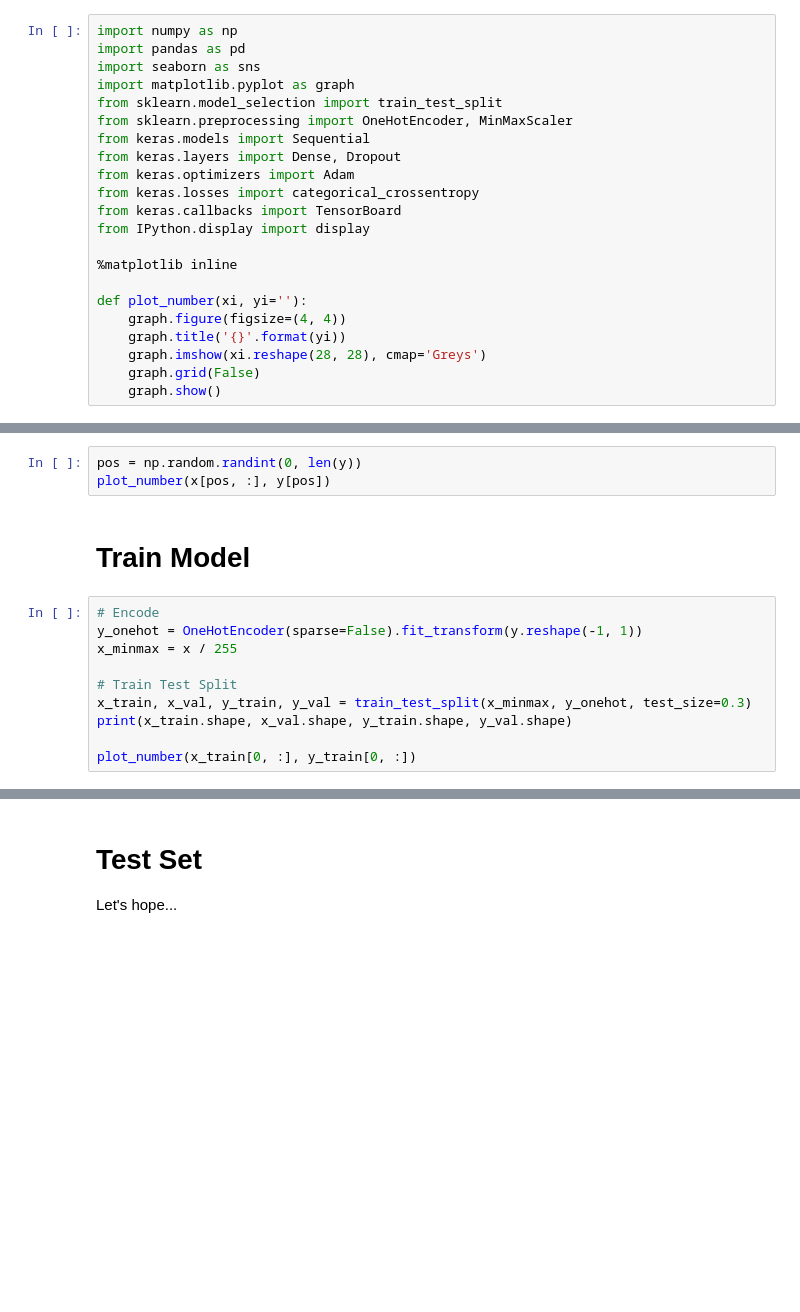
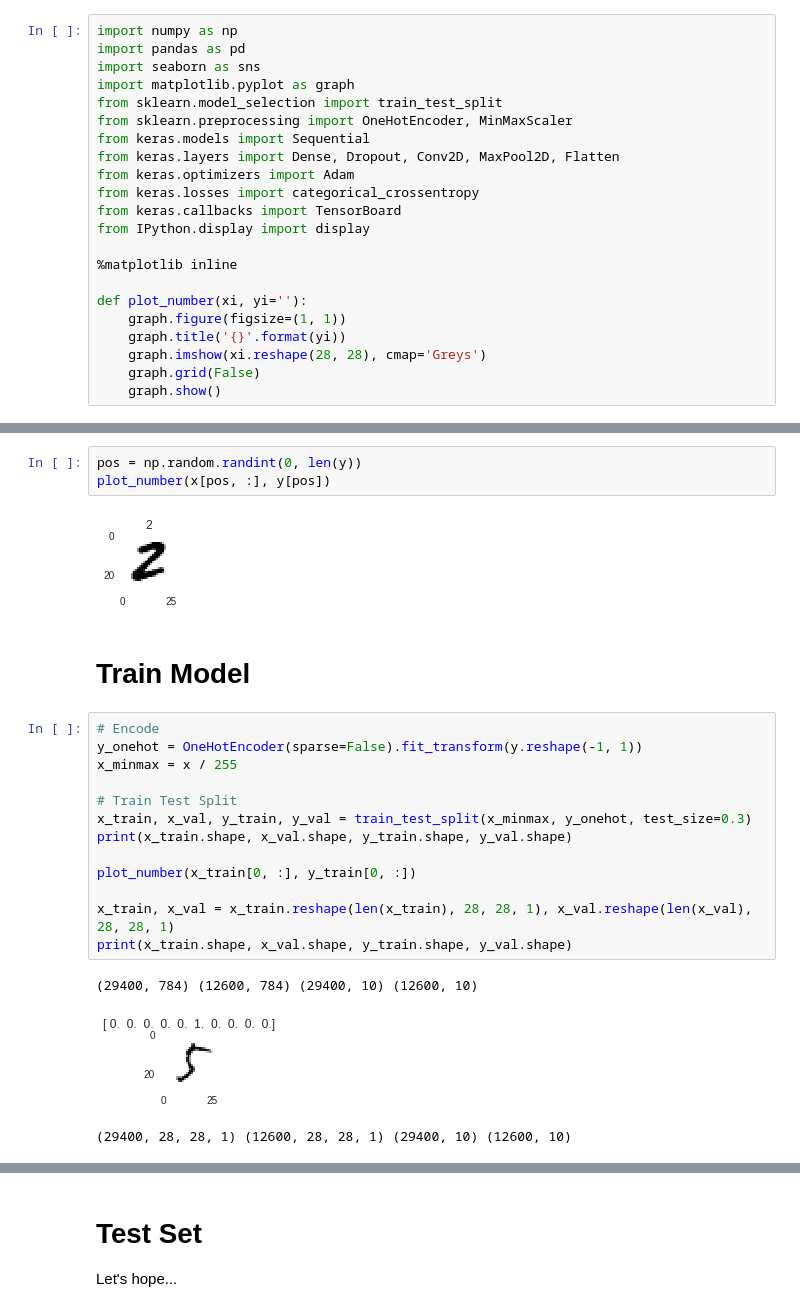
Before and after one commit to arose13/Learning, a Jupyter notebook: Kaggle MNIST.ipynb, the cells around one changed output, grey strips where cells are left out. Saved outputs shown, nothing was run; the diff lists cells and outputs as text; blank space fills up the shorter version.

```diff
--- a/Kaggle MNIST.ipynb
+++ b/Kaggle MNIST.ipynb
@@ -6,7 +6,7 @@ import matplotlib.pyplot as graph
 from sklearn.model_selection import train_test_split
 from sklearn.preprocessing import OneHotEncoder, MinMaxScaler
 from keras.models import Sequential
-from keras.layers import Dense, Dropout
+from keras.layers import Dense, Dropout, Conv2D, MaxPool2D, Flatten
 from keras.optimizers import Adam
 from keras.losses import categorical_crossentropy
 from keras.callbacks import TensorBoard
@@ -15,7 +15,7 @@ from IPython.display import display
 %matplotlib inline
 
 def plot_number(xi, yi=''):
-    graph.figure(figsize=(4, 4))
+    graph.figure(figsize=(1, 1))
     graph.title('{}'.format(yi))
     graph.imshow(xi.reshape(28, 28), cmap='Greys')
     graph.grid(False)
@@ -32,18 +43,27 @@ print(y[:5])
 # %%
 pos = np.random.randint(0, len(y))
 plot_number(x[pos, :], y[pos])
+# %% [output]
+[figure, added]
 # %% [markdown]
 # Train Model
 # %%
 # Encode
 y_onehot = OneHotEncoder(sparse=False).fit_transform(y.reshape(-1, 1))
 x_minmax = x / 255
 
 # Train Test Split
 x_train, x_val, y_train, y_val = train_test_split(x_minmax, y_onehot, test_size=0.3)
 print(x_train.shape, x_val.shape, y_train.shape, y_val.shape)
 
 plot_number(x_train[0, :], y_train[0, :])
+
+x_train, x_val = x_train.reshape(len(x_train), 28, 28, 1), x_val.reshape(len(x_val), 28, 28, 1)
+print(x_train.shape, x_val.shape, y_train.shape, y_val.shape)
+# %% [output]
+(29400, 784) (12600, 784) (29400, 10) (12600, 10)
+[figure, added]
+(29400, 28, 28, 1) (12600, 28, 28, 1) (29400, 10) (12600, 10)
 # %%
 # Initialise Type
 model = Sequential()
```
Also changed, not shown: parts of 7 cells of this notebook, 1 other file.
